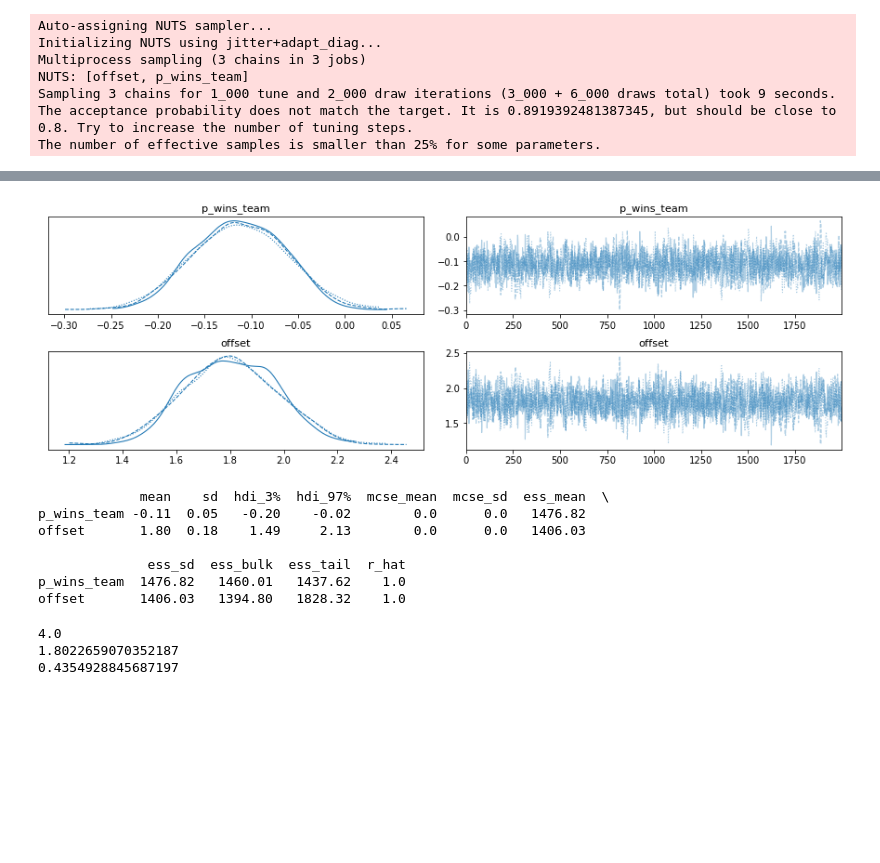
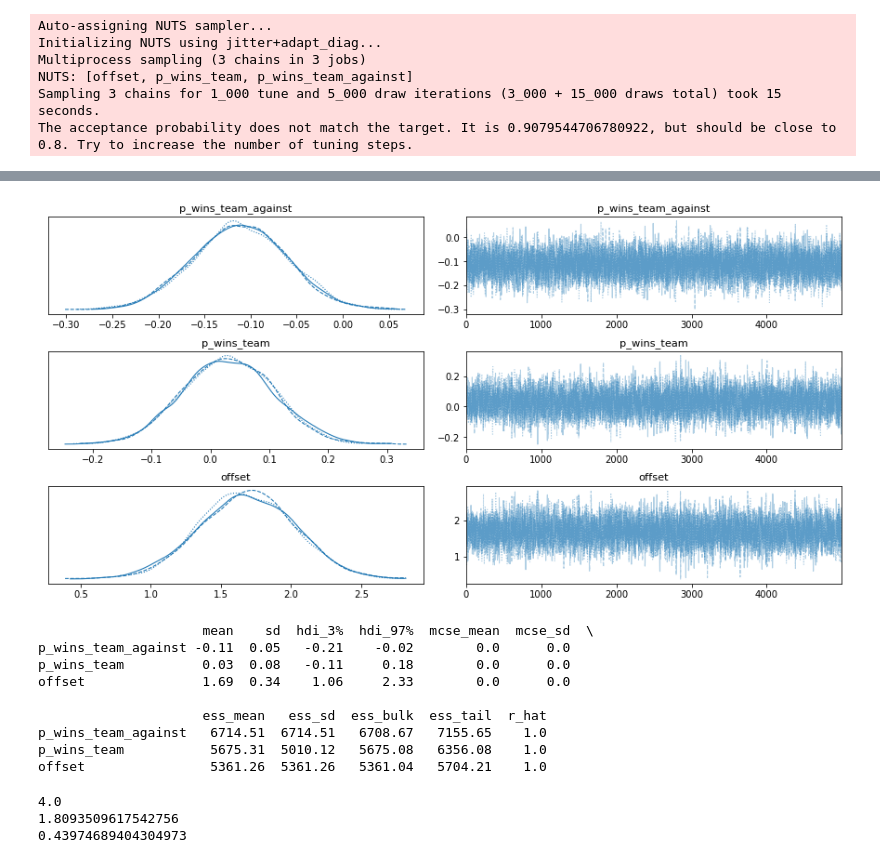
Before and after one commit to S3basuchian/aisem_bets, a Jupyter notebook: betsbook.ipynb, the cells around one changed output, grey strips where cells are left out. Saved outputs shown, nothing was run; the diff lists cells and outputs as text; code cells hidden in the pictures; blank space fills up the shorter version.

Commit message:
added new parameter

```diff
--- a/betsbook.ipynb
+++ b/betsbook.ipynb
@@ -2,7 +2,7 @@
 import sqlite3
 import pandas as pd
 
-con = sqlite3.connect("data/database.sqlite")
+con = sqlite3.connect("database.sqlite")
 # %%
 # country_id="21518" and league_id="21518" define La Liga
 # id="43040" or team_api_id="8633" define Real Madrid
@@ -44,6 +54,7 @@ for i, value in enumerate(df.values):
 # %%
 bets_of_team = []
 enemies_of_team = []
+wins_of_team_against_enemy_in_last_five = []
 wins_of_team_in_last_five = []
 for i, value in enumerate(df.values):
     home_team_api_id = df['home_team_api_id'].values[i]
@@ -51,81 +62,101 @@ for i, value in enumerate(df.values):
     if home_team_api_id == team:
         enemies_of_team.append(df['away_team_api_id'].values[i])
         bets_of_team.append(df['B365H'].values[i])
+        wins_against = 0
         wins = 0
         for j in range(clashes[home_team_api_id][away_team_api_id] - 5, clashes[home_team_api_id][away_team_api_id]):
-            if j >= 0 and points[home_team_api_id][away_team_api_id][j] == 3:
+            if j >= 0 and points_against_teams[home_team_api_id][away_team_api_id][j] == 3:
+                wins_against += 1
+        for j in range(appearances[home_team_api_id] - 5, appearances[home_team_api_id]):
+            if j >= 0 and points_of_team[home_team_api_id][j] == 3:
                 wins += 1
+        wins_of_team_against_enemy_in_last_five.append(wins_against)
         wins_of_team_in_last_five.append(wins)
         clashes[home_team_api_id][away_team_api_id] += 1
         clashes[away_team_api_id][home_team_api_id] += 1
+        appearances[home_team_api_id] += 1
     if away_team_api_id == team:
         enemies_of_team.append(df['home_team_api_id'].values[i])
         bets_of_team.append(df['B365A'].values[i])
+        wins_against = 0
         wins = 0
         for j in range(clashes[away_team_api_id][home_team_api_id] - 5, clashes[away_team_api_id][home_team_api_id]):
-            if j >= 0 and points[away_team_api_id][home_team_api_id][j] == 3:
+            if j >= 0 and points_against_teams[away_team_api_id][home_team_api_id][j] == 3:
+                wins_against += 1
+        for j in range(appearances[away_team_api_id] - 5, appearances[away_team_api_id]):
+            if j >= 0 and points_of_team[away_team_api_id][j] == 3:
                 wins += 1
+        wins_of_team_against_enemy_in_last_five.append(wins_against)
         wins_of_team_in_last_five.append(wins)
         clashes[home_team_api_id][away_team_api_id] += 1
         clashes[away_team_api_id][home_team_api_id] += 1
+        appearances[away_team_api_id] += 1
 # %%
 import pymc3 as pm
 import arviz as az
 
 class GaussianModel:
-    def __init__(self, wins_team, bets):
+    def __init__(self, wins_team, wins_team_against, bets):
         self.wins_team = wins_team
+        self.wins_team_against = wins_team_against
         self.bets = bets
 
 
     def run(self):
         basic_model = pm.Model()
         with basic_model:
+            p_wins_team_against = pm.Normal("p_wins_team_against", mu=0, sigma=1)
             p_wins_team = pm.Normal("p_wins_team", mu=0, sigma=1)
             offset = pm.Normal("offset", mu=0, sigma=1)
-            mu = p_wins_team * self.wins_team +\
+            mu = p_wins_team_against * self.wins_team_against +\
+                 p_wins_team * self.wins_team +\
                  offset
             pm.Normal("bets", mu=mu, sigma=1, observed=self.bets)
             self.trace = pm.sample(2000, tune=1000)
             az.plot_trace(self.trace, show=True)
             print(az.summary(self.trace, round_to=2))
 # %%
-gauss = GaussianModel(wins_team=wins_of_team_in_last_five[100:304],
+gauss = GaussianModel(wins_team_against=wins_of_team_against_enemy_in_last_five[100:304],
+                      wins_team=wins_of_team_in_last_five[100:304],
                       bets=bets_of_team[100:304])
 gauss.run()
 # %% [output]
 Auto-assigning NUTS sampler...
 Initializing NUTS using jitter+adapt_diag...
 Multiprocess sampling (3 chains in 3 jobs)
-NUTS: [offset, p_wins_team]
-Sampling 3 chains for 1_000 tune and 2_000 draw iterations (3_000 + 6_000 draws total) took 9 seconds.
-The acceptance probability does not match the target. It is 0.8919392481387345, but should be close to 0.8. Try to increase the number of tuning steps.
-The number of effective samples is smaller than 25% for some parameters.
+NUTS: [offset, p_wins_team, p_wins_team_against]
+Sampling 3 chains for 1_000 tune and 5_000 draw iterations (3_000 + 15_000 draws total) took 15 seconds.
+The acceptance probability does not match the target. It is 0.9079544706780922, but should be close to 0.8. Try to increase the number of tuning steps.
 [interactive output not drawn]
-[figure, old version]
+[figure, new version]
-             mean    sd  hdi_3%  hdi_97%  mcse_mean  mcse_sd  ess_mean  \
-p_wins_team -0.11  0.05   -0.20    -0.02        0.0      0.0   1476.82
-offset       1.80  0.18    1.49     2.13        0.0      0.0   1406.03
+                     mean    sd  hdi_3%  hdi_97%  mcse_mean  mcse_sd  \
+p_wins_team_against -0.11  0.05   -0.21    -0.02        0.0      0.0
+p_wins_team          0.03  0.08   -0.11     0.18        0.0      0.0
+offset               1.69  0.34    1.06     2.33        0.0      0.0
 
-              ess_sd  ess_bulk  ess_tail  r_hat
-p_wins_team  1476.82   1460.01   1437.62    1.0
-offset       1406.03   1394.80   1828.32    1.0
+                     ess_mean   ess_sd  ess_bulk  ess_tail  r_hat
+p_wins_team_against   6714.51  6714.51   6708.67   7155.65    1.0
+p_wins_team           5675.31  5010.12   5675.08   6356.08    1.0
+offset                5361.26  5361.26   5361.04   5704.21    1.0
 # %%
+mean_wins_team_against = gauss.trace["p_wins_team_against"].mean()
 mean_wins_team = gauss.trace["p_wins_team"].mean()
 mean_offset = gauss.trace["offset"].mean()
 print(bets_of_team[49])
-bet = mean_wins_team * wins_of_team_in_last_five[49] +\
+bet = mean_wins_team_against * wins_of_team_against_enemy_in_last_five[49] +\
+      mean_wins_team * wins_of_team_in_last_five[49] +\
       mean_offset
 print(bet)
 
 error = 0
 for i, value in enumerate(enemies_of_team[0:99]):
-    bet = mean_wins_team * wins_of_team_in_last_five[i] +\
+    bet = mean_wins_team_against * wins_of_team_against_enemy_in_last_five[i] +\
+      mean_wins_team * wins_of_team_in_last_five[i] +\
       mean_offset
     error += abs(bet - bets_of_team[i])
 avg_error = error / 100
 print(avg_error)
 # %% [output]
 4.0
-1.8022659070352187
-0.4354928845687197
+1.8093509617542756
+0.43974689404304973
```
Also changed, not shown: parts of 1 cell of this notebook.
